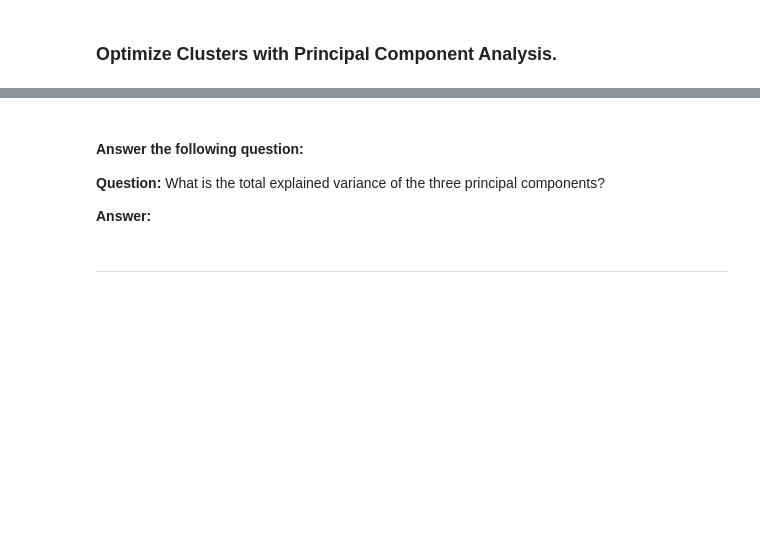
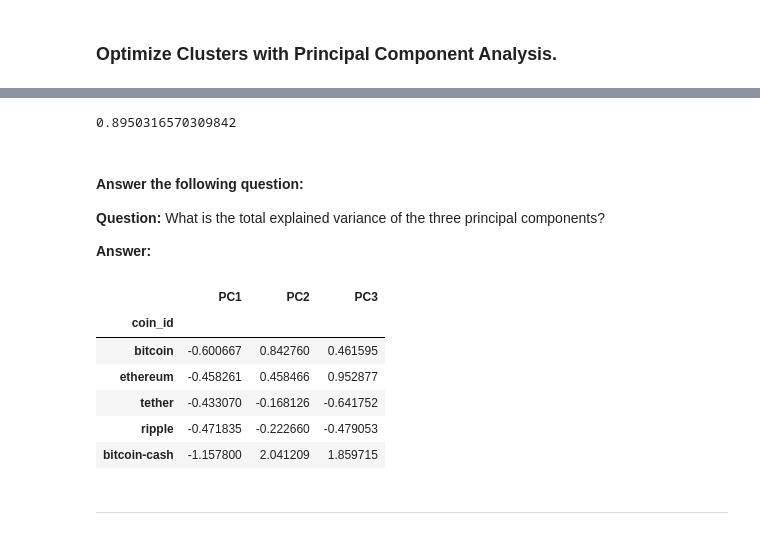
Before and after one commit to Peacoxx/CryptoClustering, a Jupyter notebook: Crypto_Clustering_starter_code.ipynb, the cells around one changed output, grey strips where cells are left out. Saved outputs shown, nothing was run; the diff lists cells and outputs as text; code cells hidden in the pictures; blank space fills up the shorter version.

```diff
--- a/Crypto_Clustering_starter_code.ipynb
+++ b/Crypto_Clustering_starter_code.ipynb
@@ -260,6 +273,16 @@ scatter_plot
 # %%
-# Retrieve the explained variance to determine how much information
-# can be attributed to each principal component.
+# Retrieve the explained variance to determine how much information can be attributed to each principal component.
+explained_variance = pca.explained_variance_ratio_
+explained_variance
+
+# Retrieve the explained variance to determine how much information can be attributed to each principal component.
+explained_variance = pca.explained_variance_ratio_
+
+# Calculate the total explained variance by summing up the individual variances
+total_explained_variance = explained_variance.sum()
+total_explained_variance
+# %% [output]
+0.8950316570309842
 # %% [markdown]
 #### Answer the following question:
 
@@ -267,17 +290,25 @@ scatter_plot
 
 **Answer:**
 # %%
-# Create a new DataFrame with the PCA data.
-
 # Creating a DataFrame with the PCA data
+df_market_data_pca = pd.DataFrame(df_market_data_pca, columns=["PC1", "PC2", "PC3"])
 
 # Copy the crypto names from the original data
+df_market_data_pca["coin_id"] = df_market_data.index
 
-
-# Set the coinid column as index
-
+# Set the coin_id column as the index
+df_market_data_pca = df_market_data_pca.set_index("coin_id")
 
 # Display sample data
+df_market_data_pca.head()
+# %% [output]
+|  | PC1 | PC2 | PC3 |
+| coin_id |  |  |  |
+| bitcoin | -0.600667 | 0.842760 | 0.461595 |
+| ethereum | -0.458261 | 0.458466 | 0.952877 |
+| tether | -0.433070 | -0.168126 | -0.641752 |
+| ripple | -0.471835 | -0.222660 | -0.479053 |
+| bitcoin-cash | -1.157800 | 2.041209 | 1.859715 |
 # %% [markdown]
 ---
 # %% [markdown]
```
Also changed, not shown: parts of 16 cells of this notebook.
